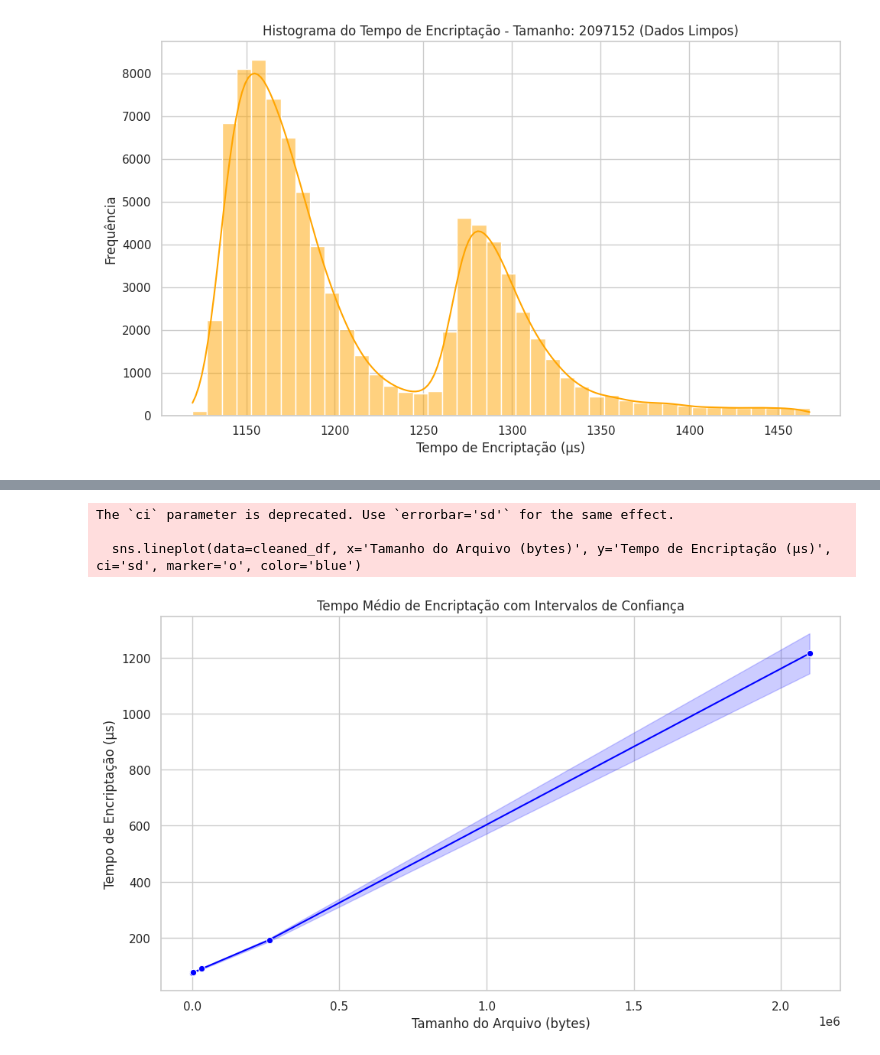
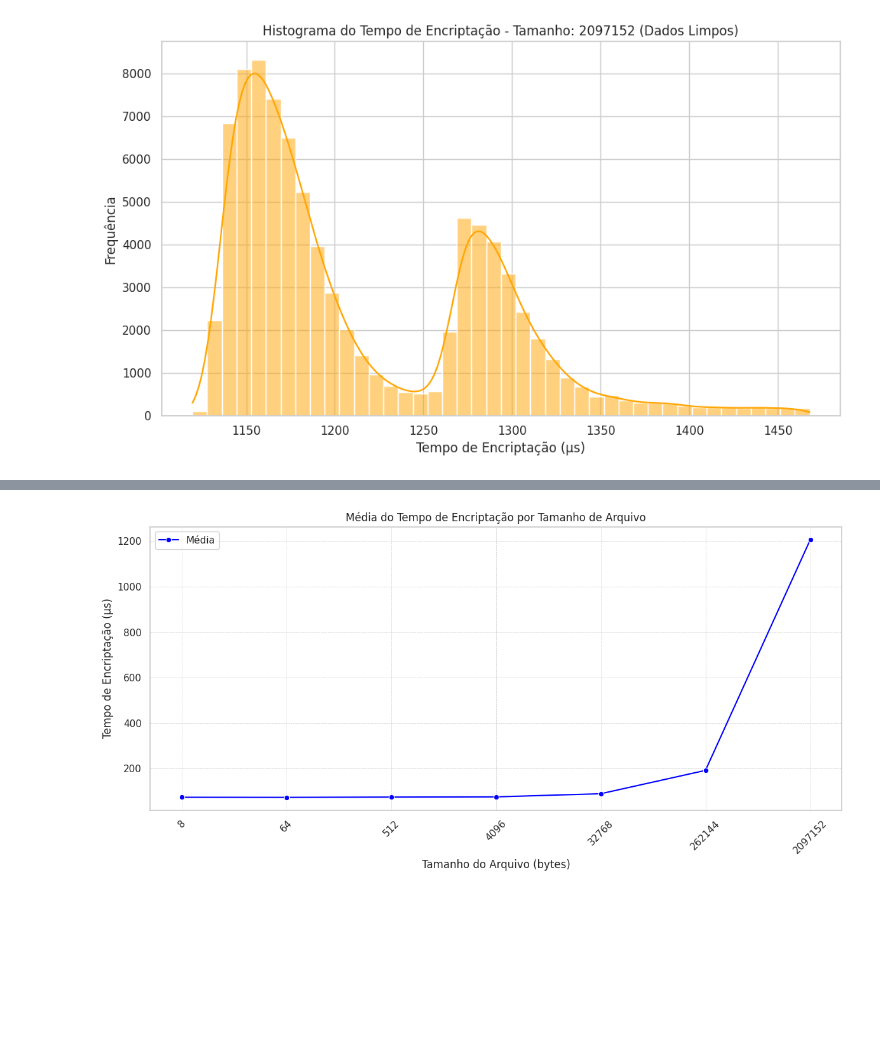
Before and after one commit to Bugss05/Performance-Benchmarking-of-Cryptographic-Mechanisms, a Jupyter notebook: SHA.ipynb, the cells around one changed output, grey strips where cells are left out. Cells and saved outputs as stored; diff of their text form; code cells hidden in the pictures; blank space fills up the shorter version.

```diff
--- a/SHA.ipynb
+++ b/SHA.ipynb
@@ -152,24 +105,3 @@ for tamanho_valor in df['Tamanho do Arquivo (bytes)'].unique():
 [figure]
 [figure]
 [figure]
-# %%
-# Criar uma lista para armazenar os dados limpos e os tamanhos correspondentes
-cleaned_data = []
-
-for tamanho_valor in df['Tamanho do Arquivo (bytes)'].unique():
-    subset = df[df['Tamanho do Arquivo (bytes)'] == tamanho_valor]['Tempo de Encriptação (μs)']
-    subset_clean = remove_outliers(subset)
-    cleaned_data.extend([(tamanho_valor, tempo) for tempo in subset_clean])
-
-# Criar um novo DataFrame com os dados limpos
-cleaned_df = pd.DataFrame(cleaned_data, columns=['Tamanho do Arquivo (bytes)', 'Tempo de Encriptação (μs)'])
-
-# Criar o violin plot
-plt.figure(figsize=(12, 6))
-sns.violinplot(data=cleaned_df, x='Tamanho do Arquivo (bytes)', y='Tempo de Encriptação (μs)', palette='muted')
-plt.title('Distribuição do Tempo de Encriptação por Tamanho do Arquivo (Dados Limpos)')
-plt.xlabel('Tamanho do Arquivo (bytes)')
-plt.ylabel('Tempo de Encriptação (μs)')
-plt.xticks(rotation=45)
-plt.tight_layout()
-plt.show()
@@ -297,14 +158,25 @@ Tamanho do Arquivo (bytes)
 # %%
-plt.figure(figsize=(10, 6))
-sns.lineplot(data=cleaned_df, x='Tamanho do Arquivo (bytes)', y='Tempo de Encriptação (μs)', ci='sd', marker='o', color='blue')
-plt.title('Tempo Médio de Encriptação com Intervalos de Confiança')
+# Criar o gráfico de função
+plt.figure(figsize=(12, 6))
+sns.lineplot(x=tamanhos, y=medias_medianas, marker='o', color='blue', label='Média')
+
+# Configurações do gráfico
+plt.title('Média do Tempo de Encriptação por Tamanho de Arquivo')
 plt.xlabel('Tamanho do Arquivo (bytes)')
 plt.ylabel('Tempo de Encriptação (μs)')
-plt.grid(True)
+
+# Definir escala logarítmica no eixo x
+plt.xscale('log')
+plt.xticks([8, 64, 512, 4096, 32768, 262144, 2097152], labels=[8, 64, 512, 4096, 32768, 262144, 2097152], rotation=45)
+
+# Adicionar grade
+plt.grid(True, linestyle='--', linewidth=0.5)
+
+# Adicionar legenda
+plt.legend()
+
+# Ajustar layout
 plt.tight_layout()
 plt.show()
 # %% [output]
-The `ci` parameter is deprecated. Use `errorbar='sd'` for the same effect.
-
-  sns.lineplot(data=cleaned_df, x='Tamanho do Arquivo (bytes)', y='Tempo de Encriptação (μs)', ci='sd', marker='o', color='blue')
-[figure, old version]
+[figure, new version]
```
Also changed, not shown: parts of 27 cells of this notebook.
